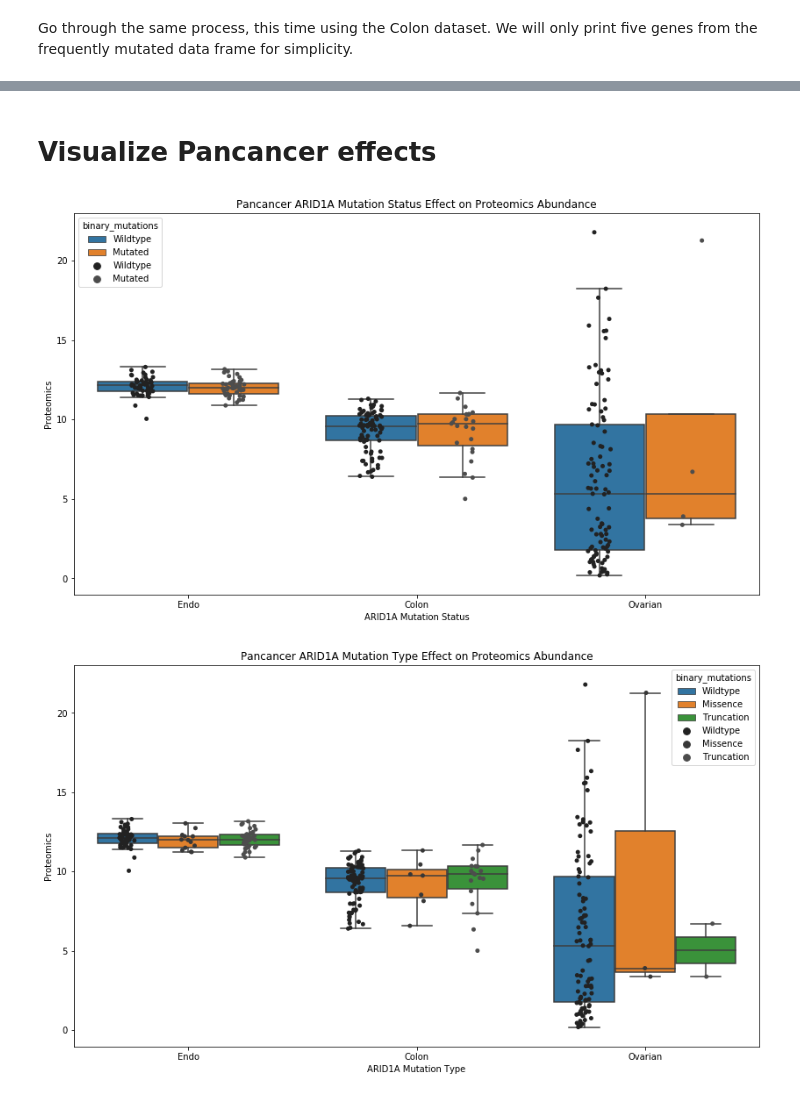
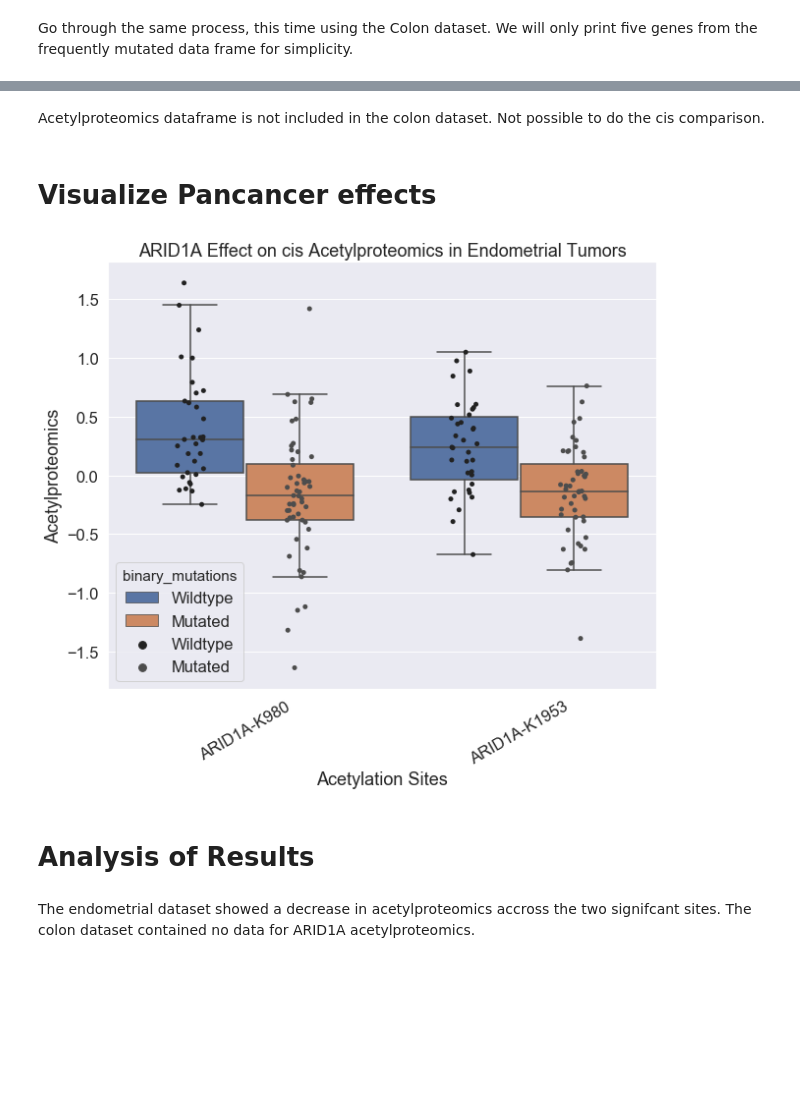
Before and after one commit to PayneLab/WhenMutationsMatter, a Jupyter notebook: Protein Notebooks/ARID1A/ARID1A_cis_acetylproteomics.ipynb, the cells around one changed output, grey strips where cells are left out. Cells and saved outputs as stored; diff of their text form; code cells hidden in the pictures; blank space fills up the shorter version.

```diff
--- a/Protein Notebooks/ARID1A/ARID1A_cis_acetylproteomics.ipynb
+++ b/Protein Notebooks/ARID1A/ARID1A_cis_acetylproteomics.ipynb
@@ -302,43 +166,24 @@ None
+# %% [markdown]
+Acetylproteomics dataframe is not included in the colon dataset. Not possible to do the cis comparison.
 # %% [markdown]
 # Visualize Pancancer effects
-# %%
-# Create a dataframe with pancancer data and labeling for mutation status (wildtype, mutated)
-en_mut_status = en_status.assign(Cancer= 'Endo')
-co_mut_status = co_status.assign(Cancer= 'Colon')
-ov_mut_status = ov_status.assign(Cancer= 'Ovarian')
-# mutation types (missence, truncation)
-en_mut_type = en_type.assign(Cancer= 'Endo')
-co_mut_type = co_type.assign(Cancer= 'Colon')
-ov_mut_type = ov_type.assign(Cancer= 'Ovarian')
-
-pancancer_data = pd.concat([en_mut_status, co_mut_status, ov_mut_status, en_mut_type, co_mut_type, ov_mut_type])
-pancancer_df = pd.melt(pancancer_data, id_vars=['Cancer','binary_mutations'], value_name= 'Proteomics')
-
-# Visualize mutation status and categories accross cancers
-plt.rcParams['figure.figsize']=(14,8) #size of plot
-cis_status = sns.boxplot(
-    x='Cancer', y="Proteomics", hue = 'binary_mutations', hue_order = ['Wildtype', 'Mutated'], data=pancancer_df, showfliers = False)
-cis_status.set_title('Pancancer ' + gene + " Mutation Status Effect on Proteomics Abundance")
-cis_status = sns.stripplot(x='Cancer', y="Proteomics", hue = 'binary_mutations', data=pancancer_df,
-                            jitter = True, color = ".3", hue_order = ['Wildtype', 'Mutated'], dodge = True)
-cis_status.set(xlabel = gene + " Mutation Status", ylabel = 'Proteomics')
-
-plt.show()
-
-plt.clf()
-plt.close()
-
-cis_status = sns.boxplot(
-    x='Cancer', y="Proteomics", hue = 'binary_mutations', hue_order = ['Wildtype', 'Missence', 'Truncation'], data = pancancer_df, showfliers = False)
-cis_status.set_title('Pancancer ' + gene + " Mutation Type Effect on Proteomics Abundance")
-cis_status = sns.stripplot(x='Cancer', y="Proteomics", hue = 'binary_mutations', data = pancancer_df,
-                            jitter = True, color = ".3", hue_order = ['Wildtype', 'Missence', 'Truncation'], dodge = True)
-cis_status.set(xlabel = gene + " Mutation Type", ylabel = 'Proteomics')
-plt.rcParams['figure.figsize']=(14,8) #size of plot
-plt.show()
-
-plt.clf()
-plt.close()
-# %% [output]
-[figure, removed]
-[figure, removed]
+# %%
+# Step 5 - Create boxplot to compare wildtype and mutated effect on omics data
+plt.rcParams['figure.figsize']=(10,8) #size of plot
+sns.set(font_scale = 1.5)
+en_cis_boxplot = sns.boxplot(data = all_data, x = 'specific_acetyl', y = 'acetylproteomics', hue = 'binary_mutations',
+                             hue_order = ["Wildtype","Mutated"], showfliers = False)
+en_cis_boxplot.set_title(gene + " Effect on cis Acetylproteomics in Endometrial Tumors")
+en_cis_boxplot = sns.stripplot(data= all_data, x = 'specific_acetyl', y = 'acetylproteomics', hue = 'binary_mutations',
+                               hue_order = ["Wildtype","Mutated"], jitter = True, color = ".3", dodge = True)
+en_cis_boxplot.set(xlabel = 'Acetylation Sites', ylabel = "Acetylproteomics")
+en_cis_boxplot.set_xticklabels(en_cis_boxplot.get_xticklabels(), rotation = 30)
+plt.show()
+plt.clf()
+plt.close()
+# %% [output]
+[figure, added]
+# %% [markdown]
+# Analysis of Results
+# %% [markdown]
+The endometrial dataset showed a decrease in acetylproteomics accross the two signifcant sites. The colon dataset contained no data for ARID1A acetylproteomics.
```
Also changed, not shown: parts of 36 cells of this notebook, 6 other files.
